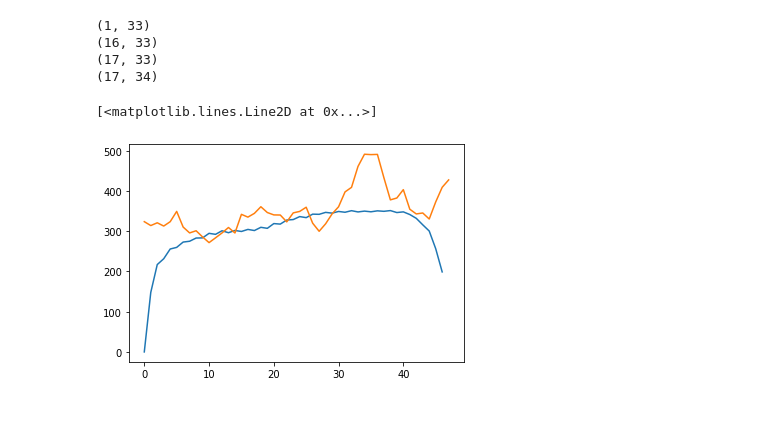
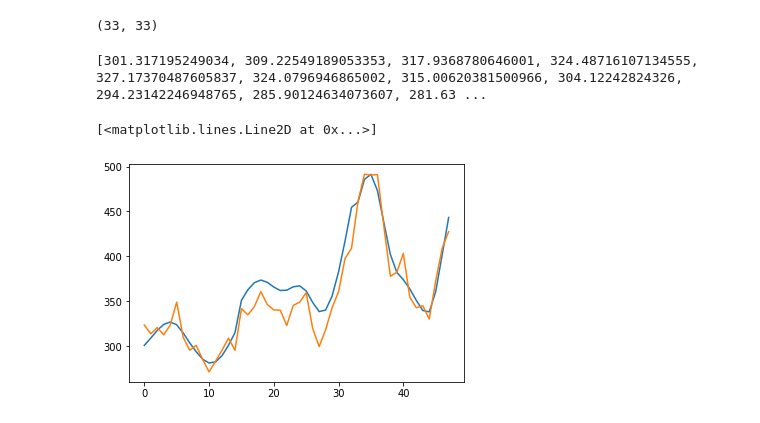
Before and after one commit to Dranikf/multivariate_statistical_analysis, a Jupyter notebook: ysrs2 ssa/main.ipynb, the cells around one changed output. Drawn from its saved outputs; the diff is of its cells as text; code cells hidden in the pictures.

```diff
--- a/ysrs2 ssa/main.ipynb
+++ b/ysrs2 ssa/main.ipynb
@@ -51,41 +17,38 @@ print(X_n.shape)
-# %%
-result = []
-
-print(np.zeros((1, 33)).shape)
-print(X_n.shape)
-X_n = np.vstack((np.zeros((1, 33)), X_n))
-
-print(X_n.shape)
-X_n = np.hstack((np.zeros((17, 1)), X_n))
-print(X_n.shape)
-
-for t in range(1,48):
-    sum = 0
-    if t < 16:
-        for i in range(1,t):
-            sum += X_n[16-t+i,i]
-
-        result.append(sum/t)
-    elif t < 33:
-        for i in range(1,16):
-            sum += X_n[i,t-16+i]
-
-        result.append(sum/16)
-    else:
-        for i in range(1, 48-t+1):
-            sum += X_n[i,t -16+i]
-
-        result.append(sum/(48-t+1))
-
-#print(result)
-# %% [output]
-(1, 33)
-(16, 33)
-(17, 33)
-(17, 34)
+# %%
+# getting correlation matrix for X matrix
+corr_x_matrix = np.corrcoef(np.transpose(X))
+pd.DataFrame(corr_x_matrix).to_excel("matrixes/X_correlations.xlsx")
+
+#getting own meanings
+print(corr_x_matrix.shape)
+c_L = functions.eig_matlab(corr_x_matrix)[0]
+pd.DataFrame(c_L).to_excel("matrixes/corr_lambdas.xlsx")
+
+# gerring number of values > 1
+for i in range(c_L.shape[1]):
+    if c_L[i,i] < 1:
+        break
+# %% [output]
+(33, 33)
+# %%
+A = np.dot(X,np.transpose(X))
+[L, V] = functions.eig_matlab(A)
+
+V= V[:,0:i]
+
+pd.DataFrame(V).to_excel("matrixes/vectors.xlsx")
+
+X_n = np.dot(np.dot(V,np.transpose(V)), X)
+pd.DataFrame(X_n).to_excel("matrixes/new_X_matrix.xlsx")
+# %%
+new_data = reconstruct_series(X_n)
+
+print(new_data)
+# %% [output]
+[301.317195249034, 309.22549189053353, 317.9368780646001, 324.48716107134555, 327.17370487605837, 324.0796946865002, 315.00620381500966, 304.12242824326, 294.23142246948765, 285.90124634073607, 281.63 ...
 # %%
-plt.plot(result)
+plt.plot(new_data)
 plt.plot(data['y'])
 # %% [output]
 [<matplotlib.lines.Line2D at 0x...>]
-[figure, old version]
+[figure, new version]
```
Also changed, not shown: parts of 3 cells of this notebook, 15 other files.
